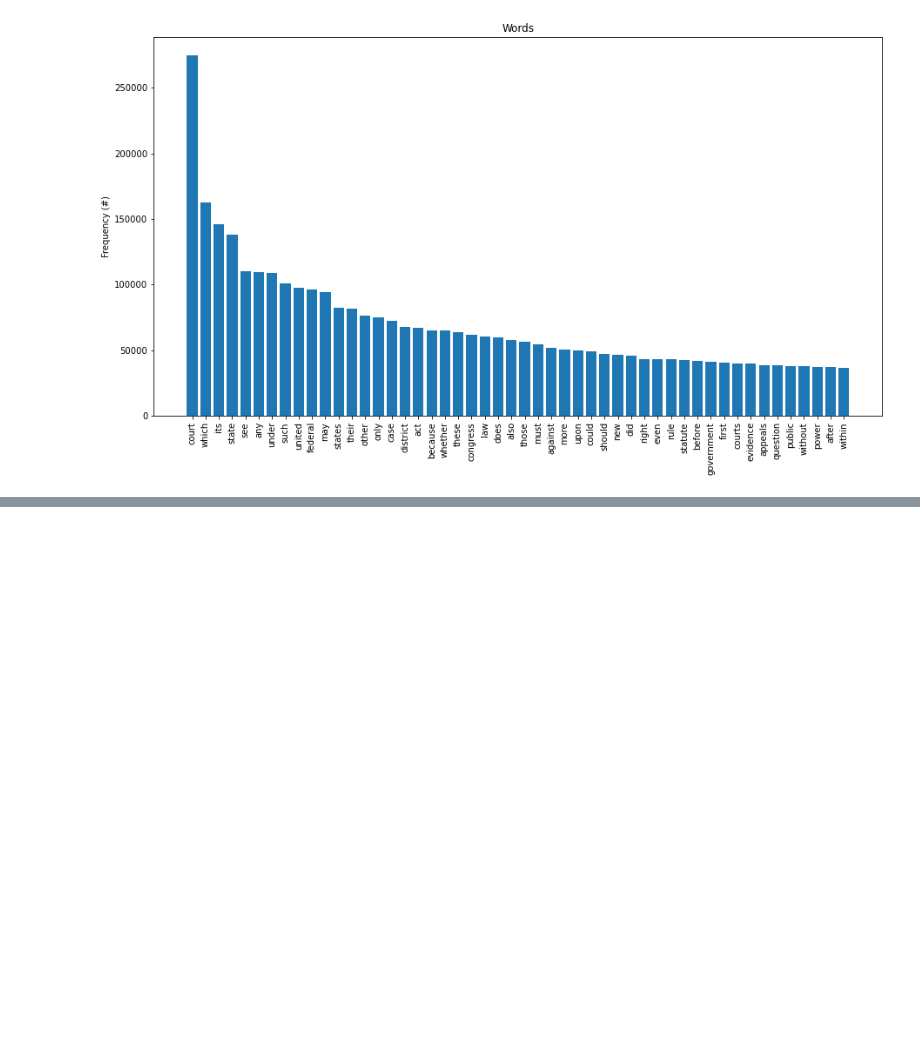
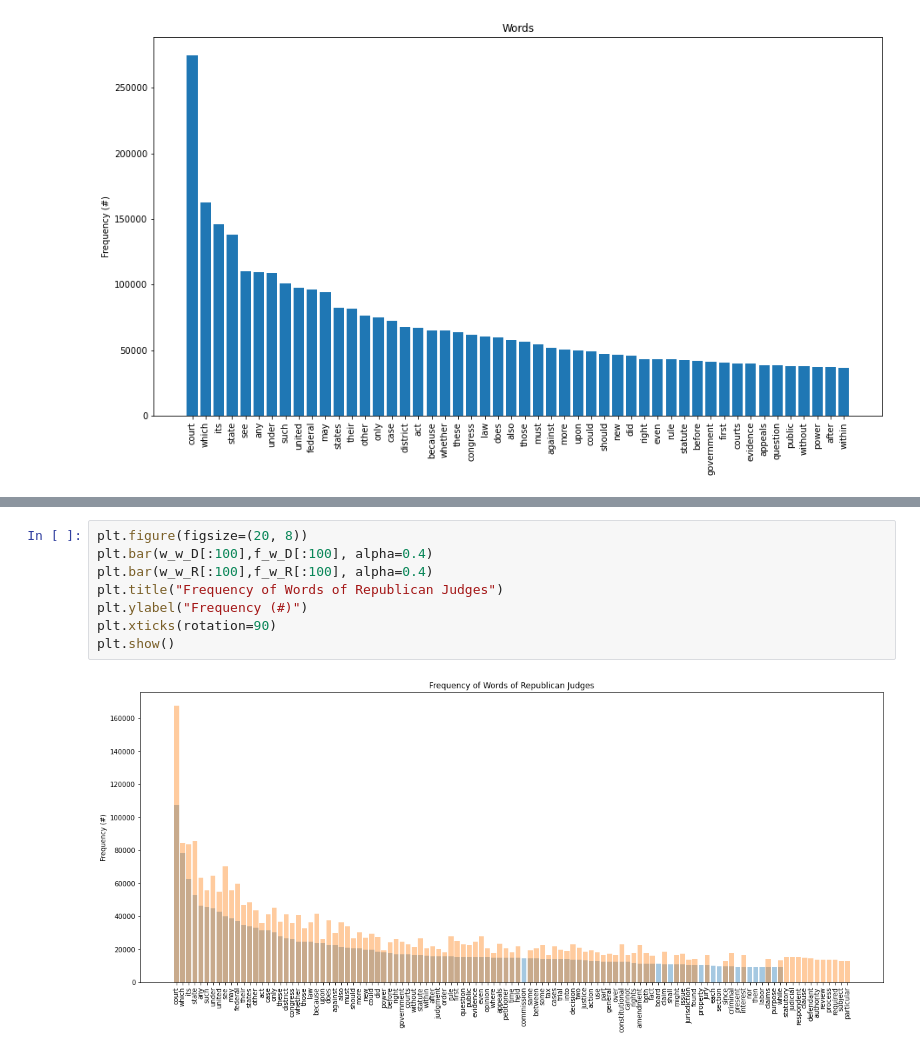
Before and after one commit to torelash/AssesingSCOTUSBias, a Jupyter notebook: data_preprocessing.ipynb, the cells around one changed output, grey strips where cells are left out. Saved outputs shown, nothing was run; the diff lists cells and outputs as text; blank space fills up the shorter version.

```diff
--- a/data_preprocessing.ipynb
+++ b/data_preprocessing.ipynb
@@ -139,0 +198,10 @@ plt.show()
+# %%
+plt.figure(figsize=(20, 8))
+plt.bar(w_w_D[:100],f_w_D[:100], alpha=0.4)
+plt.bar(w_w_R[:100],f_w_R[:100], alpha=0.4)
+plt.title("Frequency of Words of Republican Judges")
+plt.ylabel("Frequency (#)")
+plt.xticks(rotation=90)
+plt.show()
+# %% [output]
+[figure, added]
```
Also changed, not shown: parts of 5 cells of this notebook.
